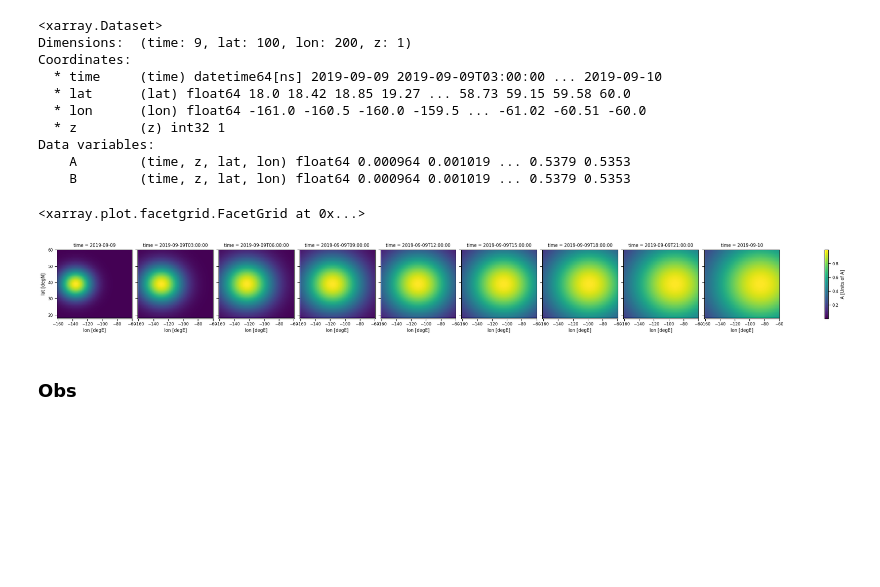
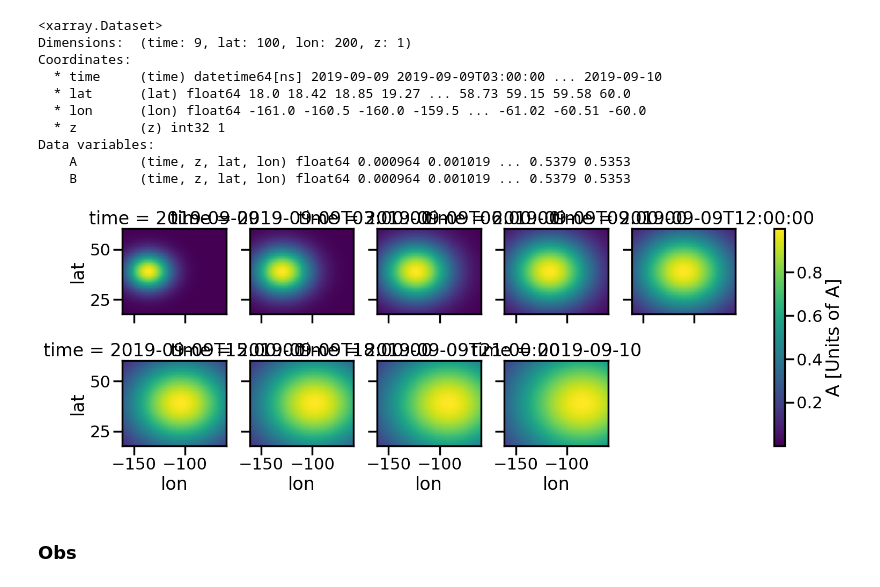
Before and after one commit to L12D2/mm_uxarray, a Jupyter notebook: docs/examples/idealized.ipynb, the cells around one changed output. Drawn from its saved outputs; the diff is of its cells as text; code cells hidden in the pictures; blank space fills up the shorter version.

```diff
--- a/docs/examples/idealized.ipynb
+++ b/docs/examples/idealized.ipynb
@@ -111,10 +116,9 @@ Data variables:
     A        (time, z, lat, lon) float64 0.000964 0.001019 ... 0.5379 0.5353
     B        (time, z, lat, lon) float64 0.000964 0.001019 ... 0.5379 0.5353
 # %%
-ds.squeeze("z").A.plot(col="time")
+ds.squeeze("z").A.plot(col="time", col_wrap=5, size=3);
 # %% [output]
-<xarray.plot.facetgrid.FacetGrid at 0x...>
-[figure, old version]
+[figure, new version]
 # %%
 ds.to_netcdf(control['model']['test_model']['files'])
 # %% [markdown]
```
Also changed, not shown: parts of 13 cells of this notebook, 1 other file.
